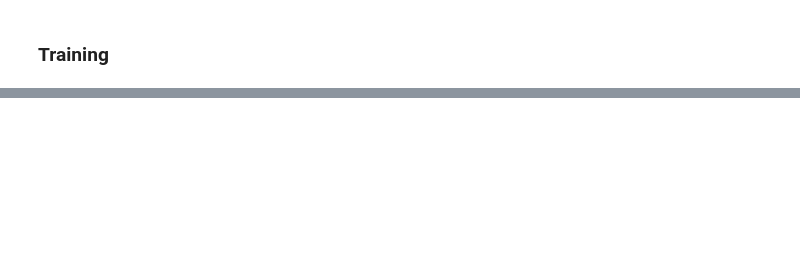
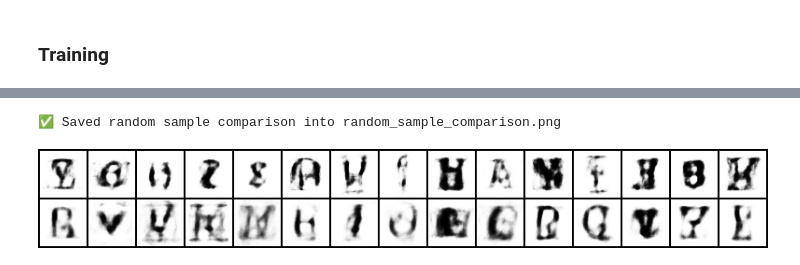
Before and after one commit to krisandre7/ia376n_ia_generativa, a Jupyter notebook: Kristhian_André_Oliveira_Aguilar_2025_2_IA376_FirstVAE_en.ipynb, the cells around one changed output, grey strips where cells are left out. Saved outputs shown, nothing was run; the diff lists cells and outputs as text; code cells hidden in the pictures; blank space fills up the shorter version.

```diff
--- a/Kristhian_André_Oliveira_Aguilar_2025_2_IA376_FirstVAE_en.ipynb
+++ b/Kristhian_André_Oliveira_Aguilar_2025_2_IA376_FirstVAE_en.ipynb
@@ -215,6 +335,0 @@ def loss_function(recon_x, x, mu, logvar):
-# %%
-device=torch.device('cuda' if torch.cuda.is_available() else 'cpu')
-model=VAE().to(device)
-print('Device: ',device)
-model=VAE().to(device)
-optimizer=optim.Adam(model.parameters(),lr=1e-3)
@@ -391,0 +771,14 @@ files.download('results.zip')
+# %%
+if not os.path.exists("experiments"):
+    subprocess.run(
+            ["gdown", "--id", "17lW5LameD6wIohDwdJF0t1ZDHEQzhu0i"], check=True
+        )
+    subprocess.run(["unzip", "experiments.zip"], check=True)
+
+    # check if experiments folder exists
+    if not os.path.exists("experiments"):
+        raise FileNotFoundError("Failed to download or unzip the experiments folder.")
+
+
+experiment_dirs = os.listdir("experiments")
+experiment_dirs = [os.path.join("experiments", d) for d in experiment_dirs]
@@ -391,0 +946,58 @@ files.download('results.zip')
+# %%
+# from the experiments_done folder, pick two experiments to compare
+# get latent_dim 32 and hidden_dim 1000 (the best one)
+# get latent_dim 16 and hidden_dim 500 (a worse one)
+
+exp1 = [d for d in experiment_dirs if "z_dim_32" in d and "hidden_dim_1000" in d][0]
+exp2 = [d for d in experiment_dirs if "z_dim_16" in d and "hidden_dim_500" in d][0]
+
+def generate_random_samples(model, z_dim, n_samples, device):
+    """Generate random samples from model using latent normal distribution."""
+    latents = torch.randn(n_samples, z_dim).to(device)
+    with torch.no_grad():
+        samples = model.decode(latents).cpu()
+    return samples
+
+def show_random_sample_comparison(exp1, exp2, img_size, n=8):
+    """
+    Compare random samples from two experiments that have different z_dim.
+    Generates n samples for each experiment using its own latent space.
+    """
+    device = torch.device("cuda" if torch.cuda.is_available() else "cpu")
+
+    def load_and_sample(exp_dir, n):
+        parts = os.path.basename(exp_dir).split('_')
+        z_dim, hidden_dim = int(parts[2]), int(parts[5])
+
+        model = VAE(z_dim=z_dim, hidden_dim=hidden_dim, img_size=img_size).to(device)
+        model.load_state_dict(
+            torch.load(os.path.join(exp_dir, "models", "best_model.pth"),
+                       map_location=device)
+        )
+        model.eval()
+
+        return generate_random_samples(model, z_dim, n, device)
+
+    samples1 = load_and_sample(exp1, n)
+    samples2 = load_and_sample(exp2, n)
+
+    # Combine grid: [Exp1 row | Exp2 row]
+    comparison = torch.cat([samples1, samples2])
+
+    save_image(
+        comparison, "random_sample_comparison.png", nrow=n
+    )
+    print("✅ Saved random sample comparison into random_sample_comparison.png")
+
+# Compare Exp1 vs Exp2
+show_random_sample_comparison(
+    exp1=exp1,
+    exp2=exp2,
+    img_size=base_config["img_size"],
+    n=15
+)
+
+Image.open("sample_comparison.png")
+# %% [output]
+✅ Saved random sample comparison into random_sample_comparison.png
+[figure, added]
```
Also changed, not shown: parts of 62 cells of this notebook, 2 other files.
